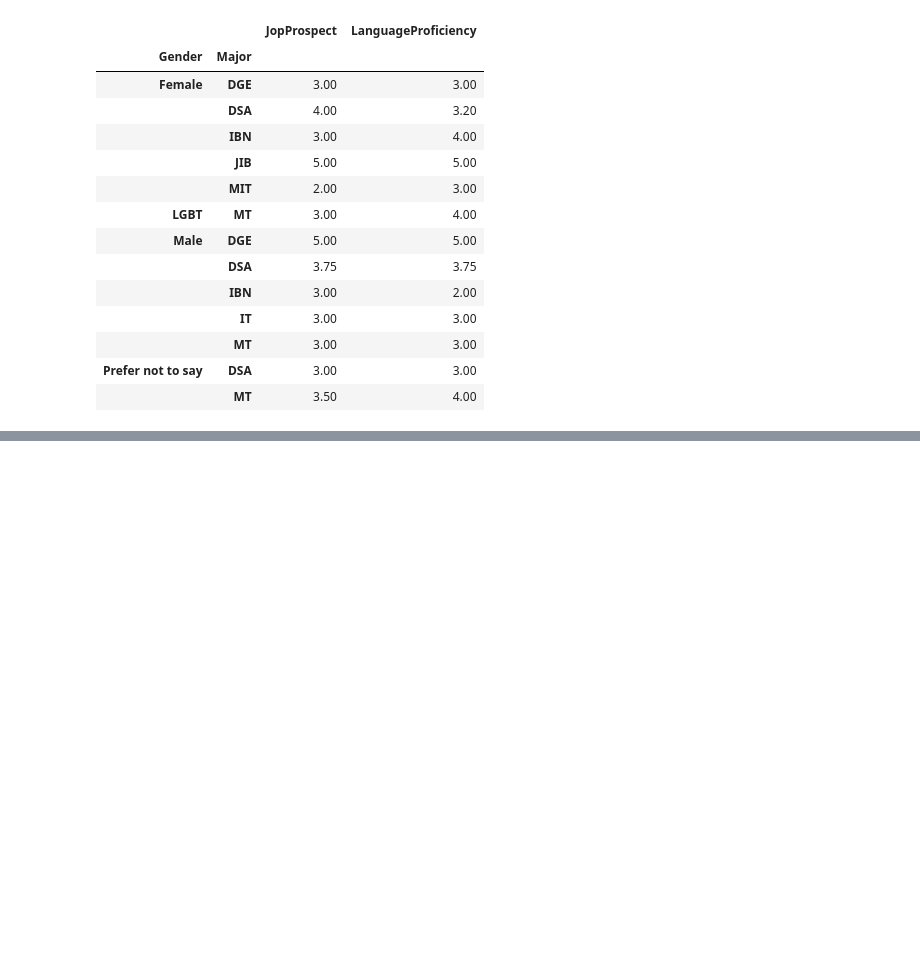
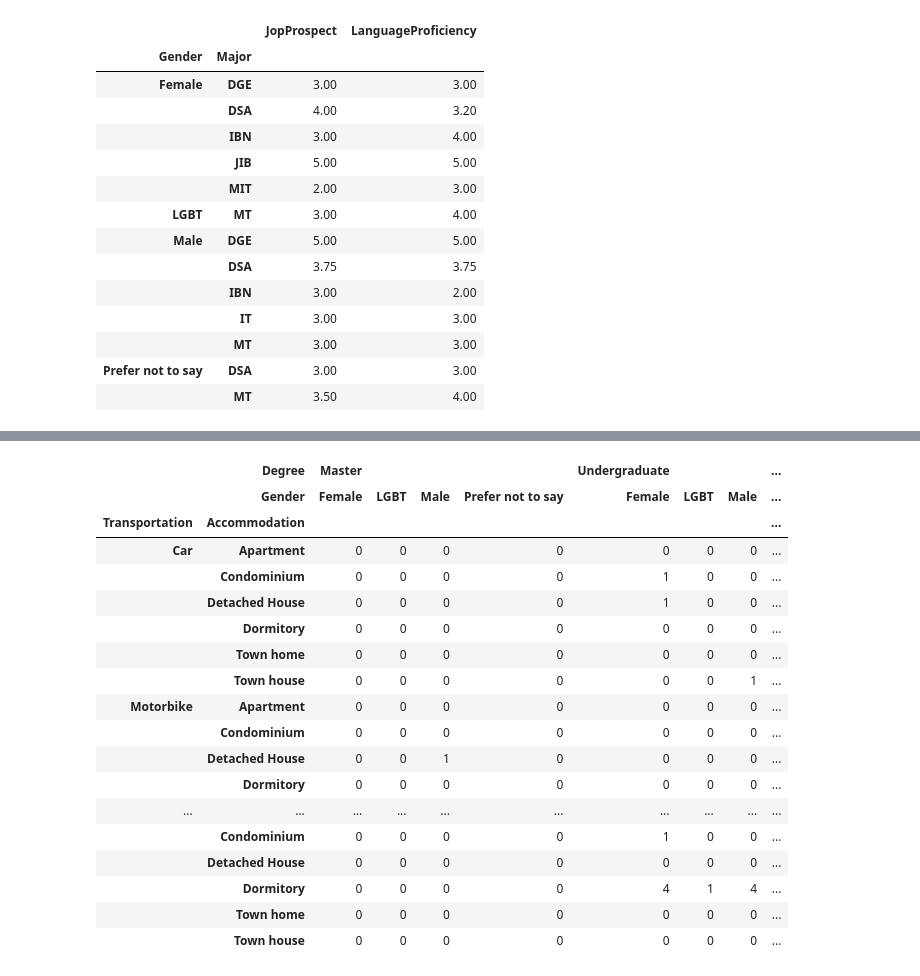
Before and after one commit to voravarun/DSA-206, a Jupyter notebook: Survey.ipynb, the cells around one changed output, grey strips where cells are left out. Cells and saved outputs as stored; diff of their text form; code cells hidden in the pictures; blank space fills up the shorter version.

```diff
--- a/Survey.ipynb
+++ b/Survey.ipynb
@@ -359,0 +460,25 @@ table
+# %%
+pd.crosstab([df.Transportation, df.Accommodation], [df.Degree, df.Gender],
+            rownames=['Transportation', "Accommodation"],
+            colnames=['Degree', "Gender"],
+            dropna=False)
+# %% [output]
+|  | Degree | Master |  |  |  | Undergraduate |  |  | ... |
+|  | Gender | Female | LGBT | Male | Prefer not to say | Female | LGBT | Male | ... |
+| Transportation | Accommodation |  |  |  |  |  |  |  | ... |
+| Car | Apartment | 0 | 0 | 0 | 0 | 0 | 0 | 0 | ... |
+|  | Condominium | 0 | 0 | 0 | 0 | 1 | 0 | 0 | ... |
+|  | Detached House | 0 | 0 | 0 | 0 | 1 | 0 | 0 | ... |
+|  | Dormitory | 0 | 0 | 0 | 0 | 0 | 0 | 0 | ... |
+|  | Town home | 0 | 0 | 0 | 0 | 0 | 0 | 0 | ... |
+|  | Town house | 0 | 0 | 0 | 0 | 0 | 0 | 1 | ... |
+| Motorbike | Apartment | 0 | 0 | 0 | 0 | 0 | 0 | 0 | ... |
+|  | Condominium | 0 | 0 | 0 | 0 | 0 | 0 | 0 | ... |
+|  | Detached House | 0 | 0 | 1 | 0 | 0 | 0 | 0 | ... |
+|  | Dormitory | 0 | 0 | 0 | 0 | 0 | 0 | 0 | ... |
+| ... | ... | ... | ... | ... | ... | ... | ... | ... | ... |
+|  | Condominium | 0 | 0 | 0 | 0 | 1 | 0 | 0 | ... |
+|  | Detached House | 0 | 0 | 0 | 0 | 0 | 0 | 0 | ... |
+|  | Dormitory | 0 | 0 | 0 | 0 | 4 | 1 | 4 | ... |
+|  | Town home | 0 | 0 | 0 | 0 | 0 | 0 | 0 | ... |
+|  | Town house | 0 | 0 | 0 | 0 | 0 | 0 | 0 | ... |
```
Also changed, not shown: parts of 27 cells of this notebook, 2 other files.
